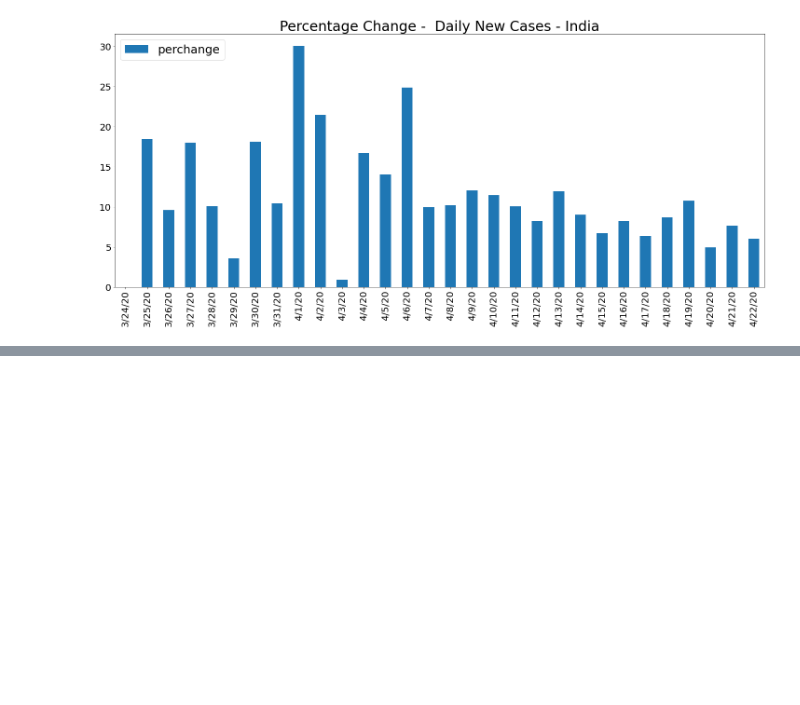
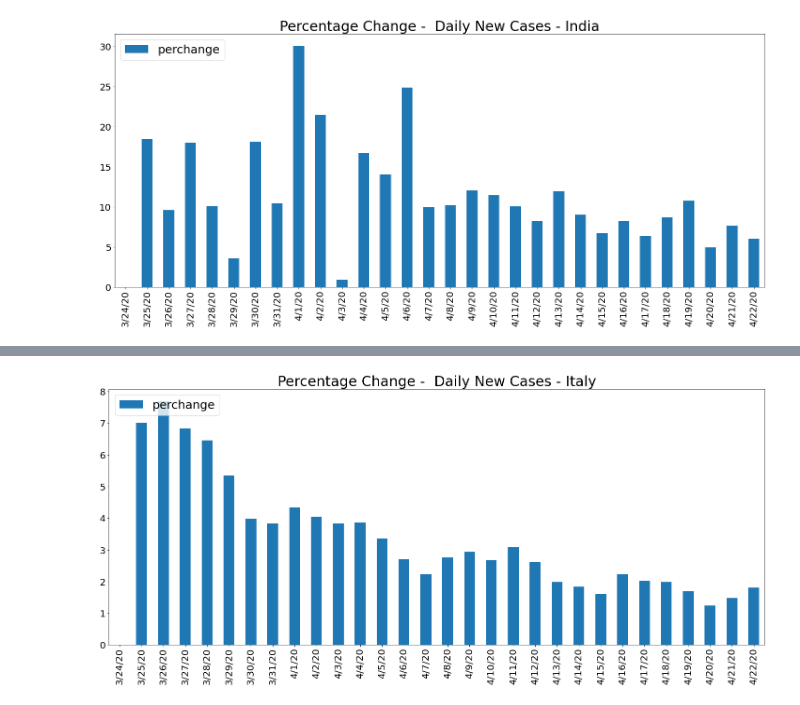
Before and after one commit to coolviki/corona_analysis, a Jupyter notebook: Corona_Analysis.ipynb, the cells around one changed output, grey strips where cells are left out. Cells and saved outputs as stored; diff of their text form; code cells hidden in the pictures; blank space fills up the shorter version.

```diff
--- a/Corona_Analysis.ipynb
+++ b/Corona_Analysis.ipynb
@@ -94,0 +105,4 @@ drawDeltaChartForVirus("India",True,30)
+# %%
+drawDeltaChartForVirus("Italy",True )
+# %% [output]
+[figure, added]
```
Also changed, not shown: parts of 4 cells of this notebook.
